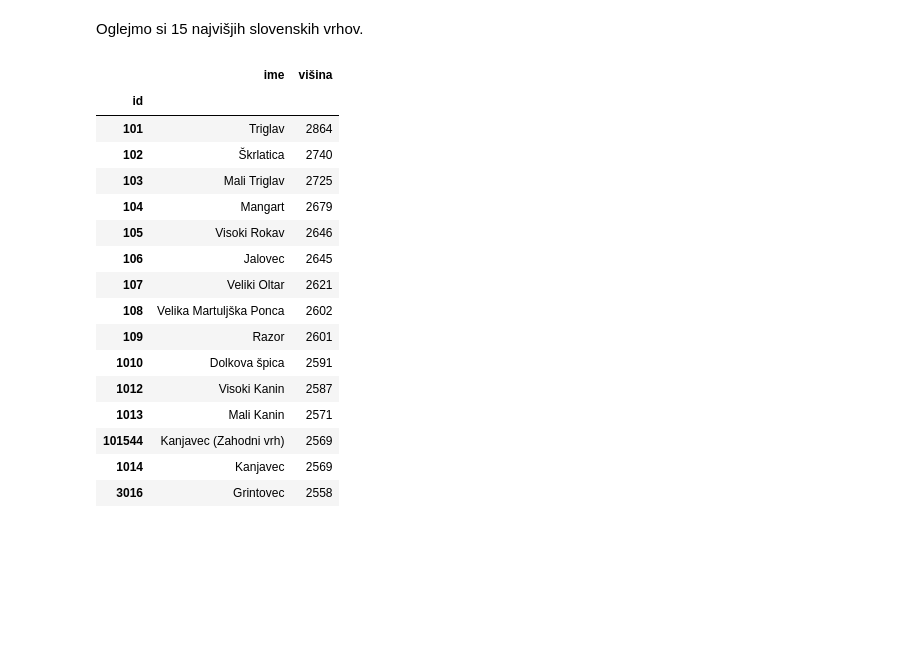
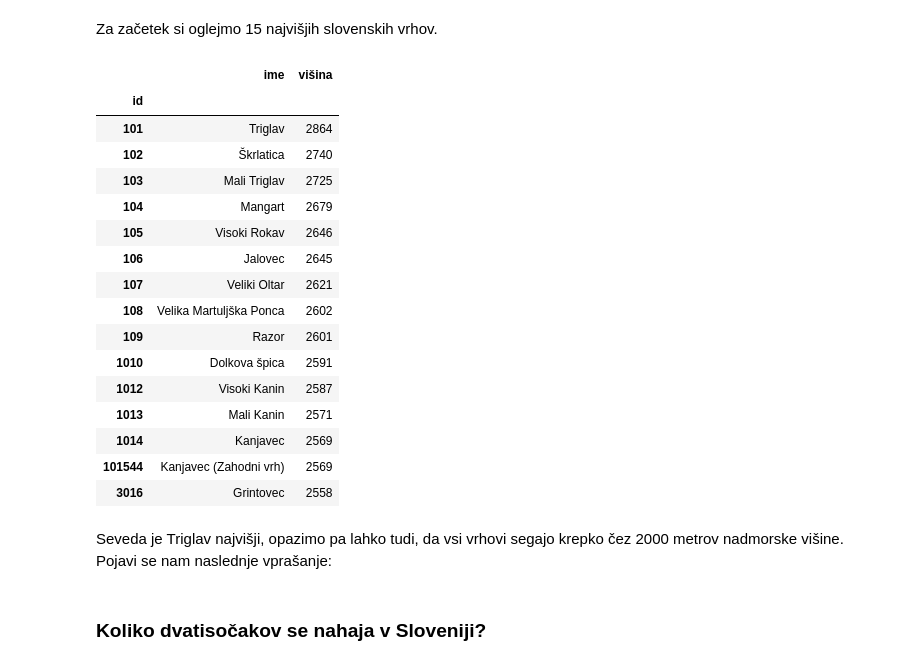
Before and after one commit to tilenzabkar/uvp-projektna-naloga, a Jupyter notebook: analiza.ipynb, the cells around one changed output. Cells and saved outputs as stored; diff of their text form; code cells hidden in the pictures; blank space fills up the shorter version.

```diff
--- a/analiza.ipynb
+++ b/analiza.ipynb
@@ -8,6 +8,7 @@ Analizirali bomo podatke iz hribi.net. Analizirali bomo:
 # %%
 import pandas as pd
+import matplotlib.pyplot as plt
 
-pd.set_option("display.max_rows", 150)
+pd.set_option("display.max_rows", 15)
 
 gore = pd.read_csv("gore.csv", index_col="id")
@@ -33,25 +15,29 @@ gore
 # %% [markdown]
-Oglejmo si 15 najvišjih slovenskih vrhov.
+Za začetek si oglejmo 15 najvišjih slovenskih vrhov.
 # %%
-slovenske_gore = gore[gore["država"].str.contains("Slovenija")].copy().sort_values("višina", ascending=False)
+slovenske_gore = gore[gore["država"].str.contains("Slovenija") & gore["vrsta"].str.contains("vrh")].copy().sort_values("višina", ascending=False)
 slovenske_gore[["ime", "višina"]].head(15)
 # %% [output]
 |  | ime | višina |
 | id |  |  |
 | 101 | Triglav | 2864 |
 | 102 | Škrlatica | 2740 |
 | 103 | Mali Triglav | 2725 |
 | 104 | Mangart | 2679 |
 | 105 | Visoki Rokav | 2646 |
 | 106 | Jalovec | 2645 |
 | 107 | Veliki Oltar | 2621 |
 | 108 | Velika Martuljška Ponca | 2602 |
 | 109 | Razor | 2601 |
 | 1010 | Dolkova špica | 2591 |
 | 1012 | Visoki Kanin | 2587 |
 | 1013 | Mali Kanin | 2571 |
+| 1014 | Kanjavec | 2569 |
 | 101544 | Kanjavec (Zahodni vrh) | 2569 |
-| 1014 | Kanjavec | 2569 |
 | 3016 | Grintovec | 2558 |
+# %% [markdown]
+Seveda je Triglav najvišji, opazimo pa lahko tudi, da vsi vrhovi segajo krepko čez 2000 metrov nadmorske višine. Pojavi se nam naslednje vprašanje:
+# %% [markdown]
+### Koliko dvatisočakov se nahaja v Sloveniji?
 # %%
 slovenski_dvatisocaki = slovenske_gore[slovenske_gore["višina"] >= 2000]
```
Also changed, not shown: parts of 21 cells of this notebook.
